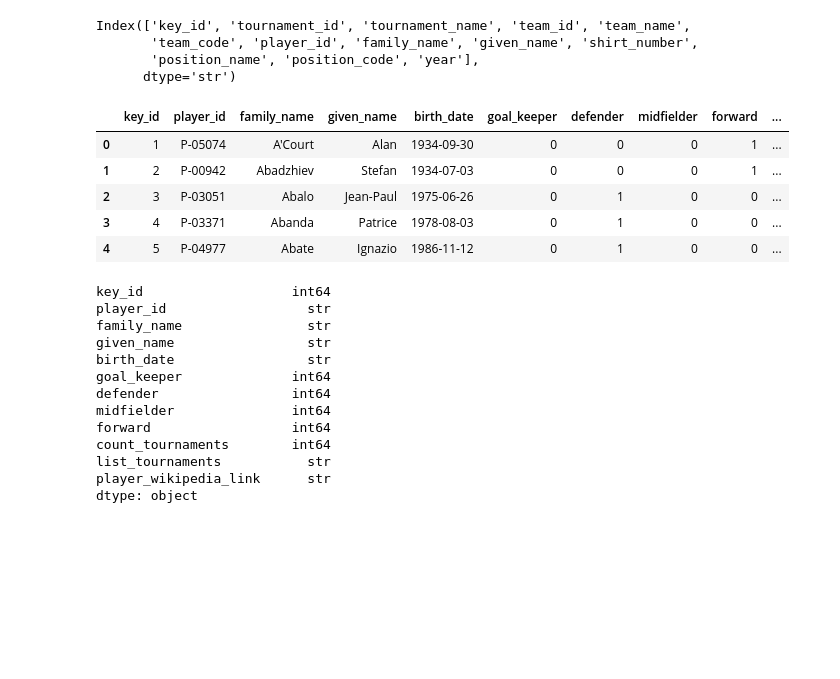
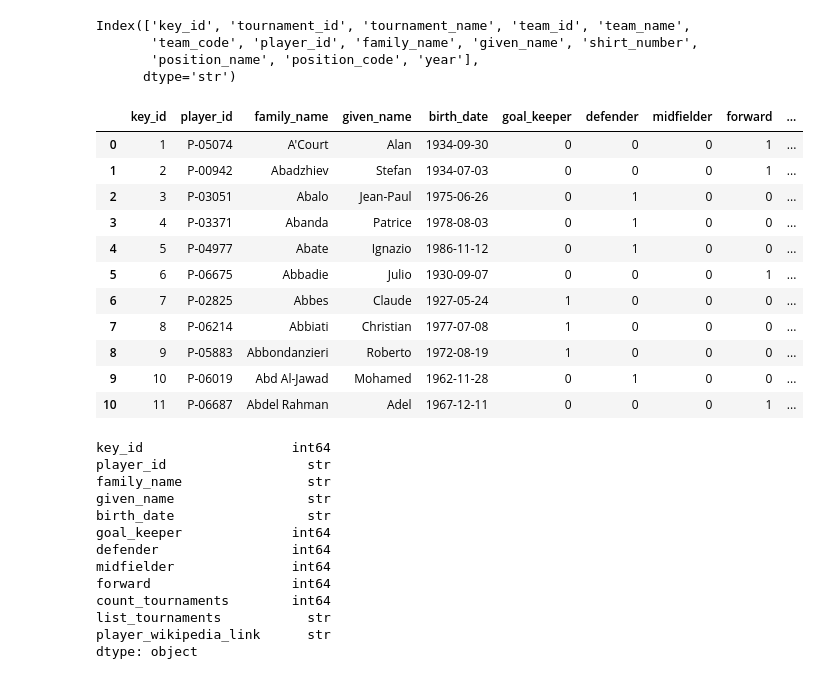
Before and after one commit to romannjoroge/AIEngineering, a Jupyter notebook: Projects/FIFACompetition/generate_training_data.ipynb, the cells around one changed output. Saved outputs shown, nothing was run; the diff lists cells and outputs as text; code cells hidden in the pictures; blank space fills up the shorter version.

```diff
--- a/Projects/FIFACompetition/generate_training_data.ipynb
+++ b/Projects/FIFACompetition/generate_training_data.ipynb
@@ -148,14 +148,20 @@ Index(['key_id', 'tournament_id', 'tournament_name', 'team_id', 'team_name',
       dtype='str')
 # %%
 players = pd.read_csv('players.csv')
-players.head()
+players.head(n=11)
 # %% [output]
 |  | key_id | player_id | family_name | given_name | birth_date | goal_keeper | defender | midfielder | forward | ... |
 | 0 | 1 | P-05074 | A'Court | Alan | 1934-09-30 | 0 | 0 | 0 | 1 | ... |
 | 1 | 2 | P-00942 | Abadzhiev | Stefan | 1934-07-03 | 0 | 0 | 0 | 1 | ... |
 | 2 | 3 | P-03051 | Abalo | Jean-Paul | 1975-06-26 | 0 | 1 | 0 | 0 | ... |
 | 3 | 4 | P-03371 | Abanda | Patrice | 1978-08-03 | 0 | 1 | 0 | 0 | ... |
 | 4 | 5 | P-04977 | Abate | Ignazio | 1986-11-12 | 0 | 1 | 0 | 0 | ... |
+| 5 | 6 | P-06675 | Abbadie | Julio | 1930-09-07 | 0 | 0 | 0 | 1 | ... |
+| 6 | 7 | P-02825 | Abbes | Claude | 1927-05-24 | 1 | 0 | 0 | 0 | ... |
+| 7 | 8 | P-06214 | Abbiati | Christian | 1977-07-08 | 1 | 0 | 0 | 0 | ... |
+| 8 | 9 | P-05883 | Abbondanzieri | Roberto | 1972-08-19 | 1 | 0 | 0 | 0 | ... |
+| 9 | 10 | P-06019 | Abd Al-Jawad | Mohamed | 1962-11-28 | 0 | 1 | 0 | 0 | ... |
+| 10 | 11 | P-06687 | Abdel Rahman | Adel | 1967-12-11 | 0 | 0 | 0 | 1 | ... |
 # %%
 players.dtypes
 # %% [output]
```
Also changed, not shown: 5 other files.
